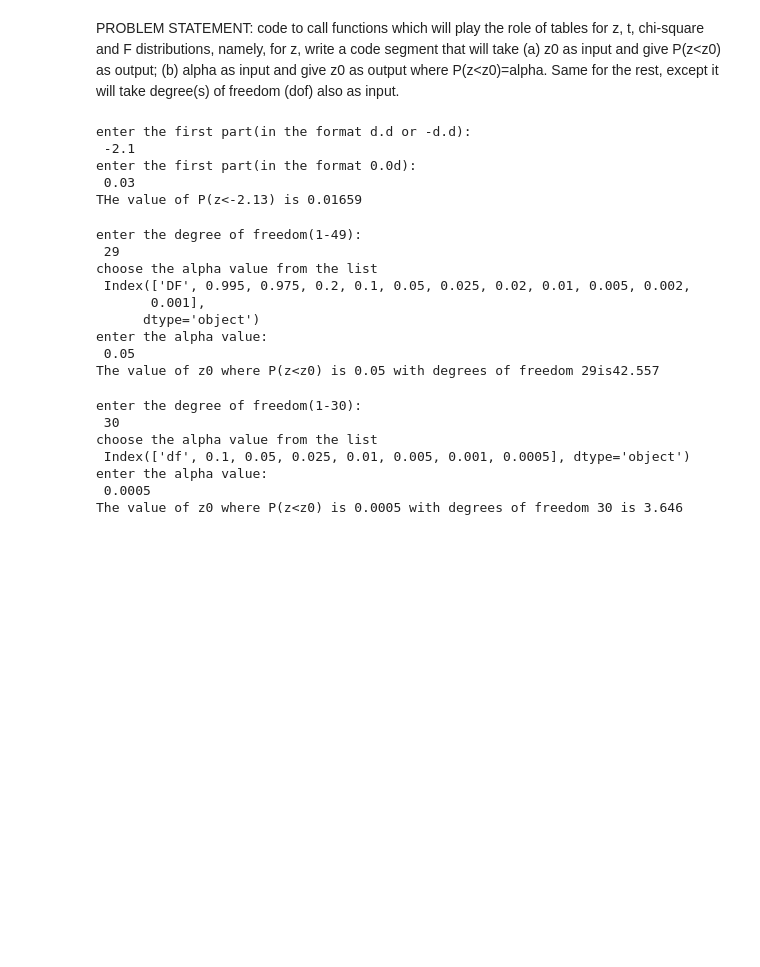
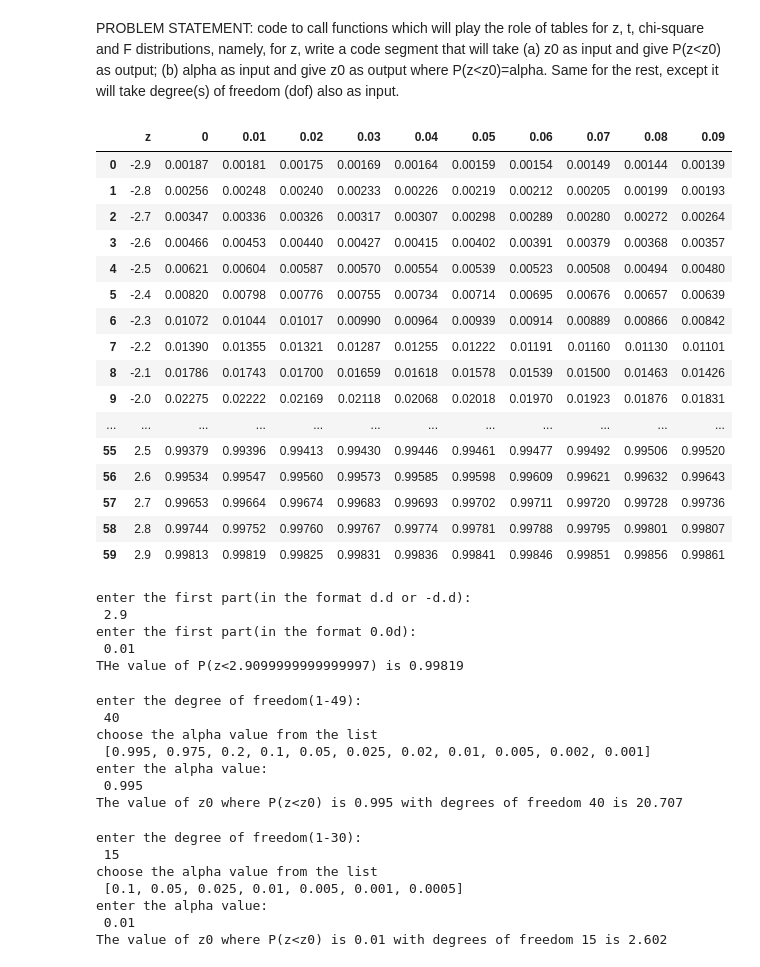
Before and after one commit to KhumaningthouKh/stats_assignment_1, a Jupyter notebook: stats_assign1.ipynb, the cells around one changed output. Saved outputs shown, nothing was run; the diff lists cells and outputs as text; code cells hidden in the pictures; blank space fills up the shorter version.

Commit message:
Add files via upload
options to select alpha values now in a list instead of index object

```diff
--- a/stats_assign1.ipynb
+++ b/stats_assign1.ipynb
@@ -2,8 +2,28 @@
 PROBLEM STATEMENT:  code to call functions which will play the role of tables for z, t, chi-square and F distributions, namely, for z, write a code segment that will take (a) z0 as input and give P(z<z0) as output; (b) alpha as input and give z0 as output where P(z<z0)=alpha. Same for the rest, except it will take degree(s) of freedom (dof) also as input.
 # %%
 import pandas as pd
-z_data=pd.read_excel(r'zdist_table.xlsx')
-z_table=pd.DataFrame(data=z_data)
+z_table=pd.read_excel(r'zdist_table.xlsx')
+#z_table=pd.DataFrame(data=z_data)
+# %%
+z_table
+# %% [output]
+|  | z | 0 | 0.01 | 0.02 | 0.03 | 0.04 | 0.05 | 0.06 | 0.07 | 0.08 | 0.09 |
+| 0 | -2.9 | 0.00187 | 0.00181 | 0.00175 | 0.00169 | 0.00164 | 0.00159 | 0.00154 | 0.00149 | 0.00144 | 0.00139 |
+| 1 | -2.8 | 0.00256 | 0.00248 | 0.00240 | 0.00233 | 0.00226 | 0.00219 | 0.00212 | 0.00205 | 0.00199 | 0.00193 |
+| 2 | -2.7 | 0.00347 | 0.00336 | 0.00326 | 0.00317 | 0.00307 | 0.00298 | 0.00289 | 0.00280 | 0.00272 | 0.00264 |
+| 3 | -2.6 | 0.00466 | 0.00453 | 0.00440 | 0.00427 | 0.00415 | 0.00402 | 0.00391 | 0.00379 | 0.00368 | 0.00357 |
+| 4 | -2.5 | 0.00621 | 0.00604 | 0.00587 | 0.00570 | 0.00554 | 0.00539 | 0.00523 | 0.00508 | 0.00494 | 0.00480 |
+| 5 | -2.4 | 0.00820 | 0.00798 | 0.00776 | 0.00755 | 0.00734 | 0.00714 | 0.00695 | 0.00676 | 0.00657 | 0.00639 |
+| 6 | -2.3 | 0.01072 | 0.01044 | 0.01017 | 0.00990 | 0.00964 | 0.00939 | 0.00914 | 0.00889 | 0.00866 | 0.00842 |
+| 7 | -2.2 | 0.01390 | 0.01355 | 0.01321 | 0.01287 | 0.01255 | 0.01222 | 0.01191 | 0.01160 | 0.01130 | 0.01101 |
+| 8 | -2.1 | 0.01786 | 0.01743 | 0.01700 | 0.01659 | 0.01618 | 0.01578 | 0.01539 | 0.01500 | 0.01463 | 0.01426 |
+| 9 | -2.0 | 0.02275 | 0.02222 | 0.02169 | 0.02118 | 0.02068 | 0.02018 | 0.01970 | 0.01923 | 0.01876 | 0.01831 |
+| ... | ... | ... | ... | ... | ... | ... | ... | ... | ... | ... | ... |
+| 55 | 2.5 | 0.99379 | 0.99396 | 0.99413 | 0.99430 | 0.99446 | 0.99461 | 0.99477 | 0.99492 | 0.99506 | 0.99520 |
+| 56 | 2.6 | 0.99534 | 0.99547 | 0.99560 | 0.99573 | 0.99585 | 0.99598 | 0.99609 | 0.99621 | 0.99632 | 0.99643 |
+| 57 | 2.7 | 0.99653 | 0.99664 | 0.99674 | 0.99683 | 0.99693 | 0.99702 | 0.99711 | 0.99720 | 0.99728 | 0.99736 |
+| 58 | 2.8 | 0.99744 | 0.99752 | 0.99760 | 0.99767 | 0.99774 | 0.99781 | 0.99788 | 0.99795 | 0.99801 | 0.99807 |
+| 59 | 2.9 | 0.99813 | 0.99819 | 0.99825 | 0.99831 | 0.99836 | 0.99841 | 0.99846 | 0.99851 | 0.99856 | 0.99861 |
 # %%
 #a) take z0 as input and give P(z<z0) as output
 first_part = float(input('enter the first part(in the format d.d or -d.d):\n'))
@@ -22,51 +42,49 @@ else:
 print('THe value of P(z<'+str(z0)+') is '+str(z_table.at[first_partindex,second_part]))
 # %% [output]
 enter the first part(in the format d.d or -d.d):
- -2.1
+ 2.9
 enter the first part(in the format 0.0d):
- 0.03
-THe value of P(z<-2.13) is 0.01659
+ 0.01
+THe value of P(z<2.9099999999999997) is 0.99819
 # %%
 #for chisquare get dof and alpha and give z0 as output where P(z<z0)=alpha
-chi_data=pd.read_excel(r'chisquaretable.xlsx')
-chi_table=pd.DataFrame(data=chi_data)
+chi_table=pd.read_excel(r'chisquaretable.xlsx')
+#chi_table=pd.DataFrame(data=chi_data)
 
 
 dof_chi = int(input('enter the degree of freedom(1-49):\n'))
 
-print('choose the alpha value from the list\n',chi_table.columns)
+print('choose the alpha value from the list\n',list(chi_table.columns[1:]))
 
 alpha_chi = float(input('enter the alpha value:\n'))
 
 print('The value of z0 where P(z<z0) is '+str(alpha_chi)+' with degrees of freedom '+str(dof_chi)+' is '+str(chi_table.at[dof_chi-1,alpha_chi]))
 # %% [output]
 enter the degree of freedom(1-49):
- 29
+ 40
 choose the alpha value from the list
- Index(['DF', 0.995, 0.975, 0.2, 0.1, 0.05, 0.025, 0.02, 0.01, 0.005, 0.002,
-       0.001],
-      dtype='object')
+ [0.995, 0.975, 0.2, 0.1, 0.05, 0.025, 0.02, 0.01, 0.005, 0.002, 0.001]
 enter the alpha value:
- 0.05
-The value of z0 where P(z<z0) is 0.05 with degrees of freedom 29is42.557
+ 0.995
+The value of z0 where P(z<z0) is 0.995 with degrees of freedom 40 is 20.707
 # %%
 #for t_table get dof and alpha and give z0 as output where P(z<z0)=alpha
-t_data=pd.read_excel(r'tdist_onetail.xlsx')
-t_table=pd.DataFrame(data=t_data)
+t_table=pd.read_excel(r'tdist_onetail.xlsx')
+#t_table=pd.DataFrame(data=t_data)
 
 
 dof_t = int(input('enter the degree of freedom(1-30):\n'))
-print('choose the alpha value from the list\n',t_table.columns)
+print('choose the alpha value from the list\n',list(t_table.columns[1:]))
 alpha_t = float(input('enter the alpha value:\n'))
 print('The value of z0 where P(z<z0) is '+str(alpha_t)+' with degrees of freedom '+str(dof_t)+' is '+str(t_table.at[dof_t-1,alpha_t]))
 # %% [output]
 enter the degree of freedom(1-30):
- 30
+ 15
 choose the alpha value from the list
- Index(['df', 0.1, 0.05, 0.025, 0.01, 0.005, 0.001, 0.0005], dtype='object')
+ [0.1, 0.05, 0.025, 0.01, 0.005, 0.001, 0.0005]
 enter the alpha value:
- 0.0005
-The value of z0 where P(z<z0) is 0.0005 with degrees of freedom 30 is 3.646
+ 0.01
+The value of z0 where P(z<z0) is 0.01 with degrees of freedom 15 is 2.602
 # %%
 #for ftable first get the probability where we want the f value
 
```
Also changed, not shown: parts of 1 cell of this notebook.
